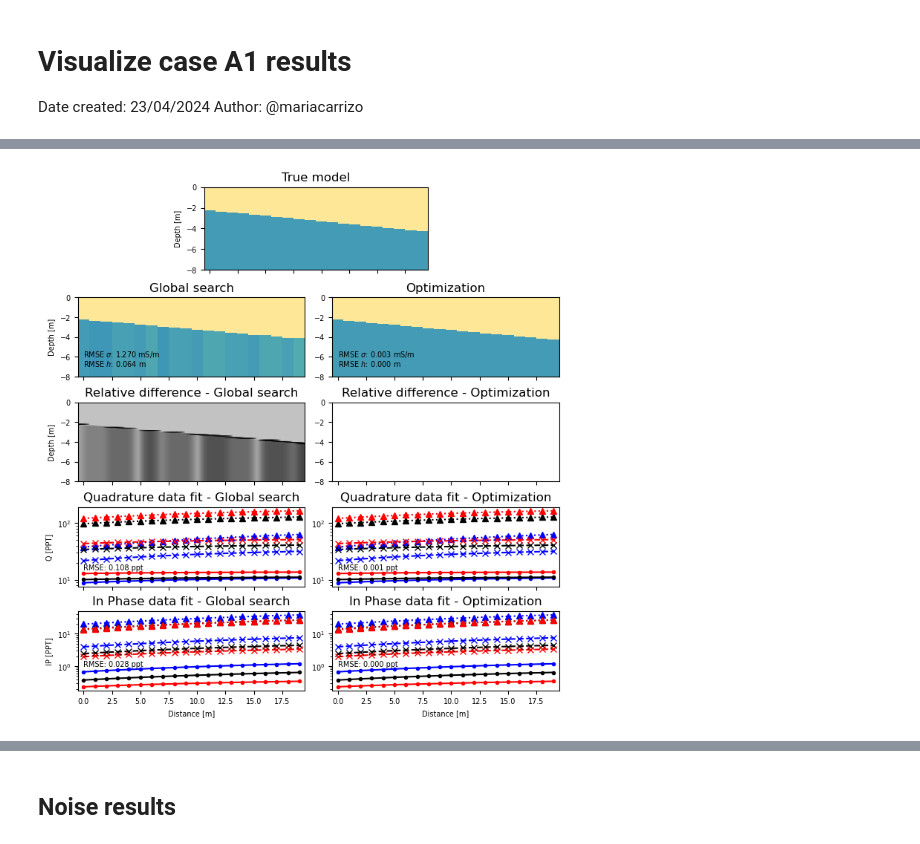
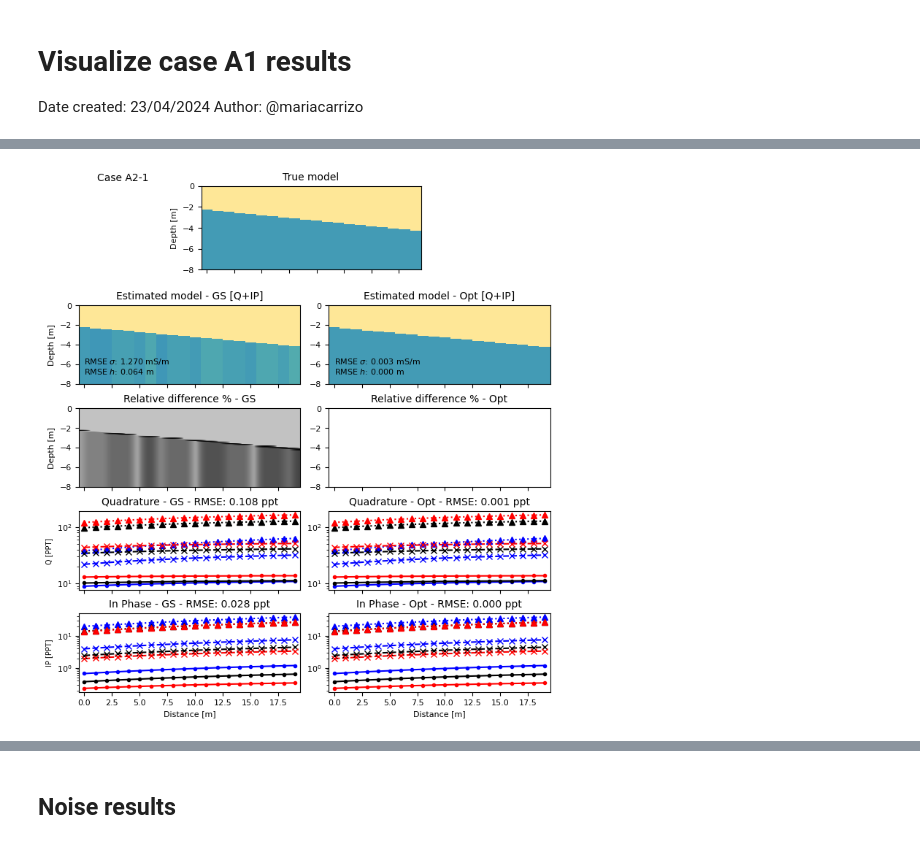
Before and after one commit to mariacarrizo/MC_RB_EM_1D, a Jupyter notebook: Synth-2Layers/A2/PlotResults.ipynb, the cells around one changed output, grey strips where cells are left out. Saved outputs shown, nothing was run; the diff lists cells and outputs as text; code cells hidden in the pictures.

Commit message:
improved plots

```diff
--- a/Synth-2Layers/A2/PlotResults.ipynb
+++ b/Synth-2Layers/A2/PlotResults.ipynb
@@ -214,7 +235,7 @@ def plot_Data(data_true, data_est, ax, legen=False, ylab=False, ylabel = 'Q', xl
     if xlab == True:
         ax.set_xlabel('Distance [m]', fontsize=fs)
 # %%
-def Plot_Models(model_true, model_GS, model_Opt, data_true, data_GS, data_Opt, posQ = 4, posIP =2e-1 ):
+def Plot_Models(model_true, model_GS, model_Opt, data_true, data_GS, data_Opt, posQ = 4, posIP =2e-1 ,case=''):
 
     inputs1 = {
         'cMin':10,
@@ -237,31 +258,35 @@ def Plot_Models(model_true, model_GS, model_Opt, data_true, data_GS, data_Opt, p
         'fontsize':7
     }
 
-    fs=7
-
+    fs=8
+    fs2=10
     fig, ax = plt.subplots(5,2,  sharex=True,  figsize=(7,7), layout='constrained')
 
-    showStitchedModels(model_true, ax = ax[0,0], title = 'True model', **inputs1)
+    showStitchedModels(model_true, ax = ax[0,0], **inputs1)
 
     fig.delaxes(ax[0,1])
     p = ax[0,0].get_position().get_points()
     x0, y0 = p[0]
     x1, y1 = p[1]
     ax[0,0].set_position([x0 + (x1)/2, y0+0.06, (x1-x0) , y1-y0])
+    ax[0,0].set_title('True model', fontsize=fs2)
     ax[0,0].set_ylabel('Depth [m]', fontsize=fs)
     ax[0,0].tick_params(labelsize=fs)
+    ax[0,0].text(-10,0.5, 'Case ' + case)
 
-    showStitchedModels(model_GS, ax = ax[1,0], title='Global search', **inputs2)
+    showStitchedModels(model_GS, ax = ax[1,0], **inputs2)
     ax[1,0].set_ylabel('Depth [m]', fontsize=fs)
     ax[1,0].text(0,-6, 'RMSE $\sigma$: %2.3f' % root_mean_squared_error(model_true[:,1:], model_GS[:,1:]) + ' mS/m', fontsize=fs)
     ax[1,0].text(0,-7, 'RMSE $h$: %2.3f' % root_mean_squared_error(model_true[:,0], model_GS[:,0]) + ' m', fontsize=fs)
     ax[1,0].tick_params(labelsize=fs)
+    ax[1,0].set_title('Estimated model - GS [Q+IP]', fontsize=fs2)
 
-    showStitchedModels(model_Opt, ax = ax[1,1], title='Optimization', **inputs2)
+    showStitchedModels(model_Opt, ax = ax[1,1], **inputs2)
     #ax[1,1].set_ylabel('Depth [m]')
     ax[1,1].text(0,-6, 'RMSE $\sigma$: %2.3f' % root_mean_squared_error(model_true[:,1:], model_Opt[:,1:]) + ' mS/m', fontsize=fs)
     ax[1,1].text(0,-7, 'RMSE $h$: %2.3f' % root_mean_squared_error(model_true[:,0], model_Opt[:,0]) + ' m', fontsize=fs)
     ax[1,1].tick_params(labelsize=fs)
+    ax[1,1].set_title('Estimated model - Opt [Q+IP]', fontsize=fs2)
 
     model_true_grid = grid(model_true)
     model_GS_grid = grid(model_GS)
@@ -272,40 +297,36 @@ def Plot_Models(model_true, model_GS, model_Opt, data_true, data_GS, data_Opt, p
 
     ax[2,0].imshow(diff_GS.T, extent=[-1,20, -8,0], norm=colors.LogNorm(vmin=0.1, vmax=100), cmap = 'binary', aspect='auto')
     ax[2,0].set_ylabel('Depth [m]', fontsize=fs)
-    ax[2,0].set_title('Relative difference - Global search')
+    ax[2,0].set_title('Relative difference % - GS', fontsize=fs2)
     ax[2,0].tick_params(labelsize=fs)
 
     dc = ax[2,1].imshow(diff_Opt.T, extent=[-1,20, -8,0], norm=colors.LogNorm(vmin=0.1, vmax=100), cmap = 'binary', aspect='auto')
-    ax[2,1].set_title('Relative difference - Optimization')
+    ax[2,1].set_title('Relative difference % - Opt', fontsize=fs2)
     ax[2,1].tick_params(labelsize=fs)
     #cb = fig.colorbar(dc, ax=ax[2,1], location='right', )#pad=1e-9)
     #cb.set_label('Rel. Difference %', fontsize=fs)
 
     plot_Data(data_true, data_GS, ax=ax[3,0], ylab=True,)
-    ax[3,0].set_title('Quadrature data fit - Global search')
-    ax[3,0].text(0,posQ, 'RMSE: %2.3f' % root_mean_squared_error(data_true[:,:9], data_GS[:,:9]) + ' ppt', fontsize=fs)
+    ax[3,0].set_title('Quadrature - GS - RMSE: %2.3f' % root_mean_squared_error(data_true[:,:9], data_GS[:,:9]) + ' ppt', fontsize=fs2)
     ax[3,0].tick_params(labelsize=fs)
 
     plot_Data(data_true, data_Opt, ax=ax[3,1], )
-    ax[3,1].set_title('Quadrature data fit - Optimization')
-    ax[3,1].text(0,posQ, 'RMSE: %2.3f' % root_mean_squared_error(data_true[:,:9], data_Opt[:,:9]) + ' ppt', fontsize=fs)
+    ax[3,1].set_title('Quadrature - Opt - RMSE: %2.3f' % root_mean_squared_error(data_true[:,:9], data_Opt[:,:9]) + ' ppt', fontsize=fs2)
     ax[3,1].tick_params(labelsize=fs)
 
     plot_Data(data_true[:, 9:], data_GS[:, 9:], ax=ax[4,0], ylab=True, ylabel='IP')
     ax[4,0].set_xlabel('Distance [m]', fontsize=fs)
-    ax[4,0].set_title('In Phase data fit - Global search')
-    ax[4,0].text(0,posIP, 'RMSE: %2.3f' % root_mean_squared_error(data_true[:,9:], data_GS[:,9:]) + ' ppt', fontsize=fs)
+    ax[4,0].set_title('In Phase - GS - RMSE: %2.3f' % root_mean_squared_error(data_true[:,9:], data_GS[:,9:]) + ' ppt', fontsize=fs2)
     ax[4,0].tick_params(labelsize=fs)
 
     plot_Data(data_true[:, 9:], data_Opt[:, 9:], ax=ax[4,1], )
     ax[4,1].set_xlabel('Distance [m]', fontsize=fs)
-    ax[4,1].set_title('In Phase data fit - Optimization')
-    ax[4,1].text(0,posIP, 'RMSE: %2.3f' % root_mean_squared_error(data_true[:,9:], data_Opt[:,9:]) + ' ppt', fontsize=fs)
+    ax[4,1].set_title('In Phase - Opt - RMSE: %2.3f' % root_mean_squared_error(data_true[:,9:], data_Opt[:,9:]) + ' ppt', fontsize=fs2)
     ax[4,1].tick_params(labelsize=fs)
 # %%
-Plot_Models(model_true_A2_1, model_GS_A2_1, model_Opt_A2_1, data_true_A2_1, data_GS_A2_1, data_Opt_A2_1, posQ=15, posIP=1)
-#plt.savefig('figures/F1_GSvsOpt.png', bbox_inches='tight')
+Plot_Models(model_true_A2_1, model_GS_A2_1, model_Opt_A2_1, data_true_A2_1, data_GS_A2_1, data_Opt_A2_1, posQ=15, posIP=1, case='A2-1')
+plt.savefig('figures/F1_GSvsOpt.png', bbox_inches='tight')
 # %% [output]
-[figure, old version]
+[figure, new version]
 # %%
 Plot_Models(model_true_A2_2, model_GS_A2_2, model_Opt_A2_2, data_true_A2_2, data_GS_A2_2, data_Opt_A2_2, posQ = 110, posIP= 3)
```
Also changed, not shown: parts of 18 cells of this notebook, 3 other files.
